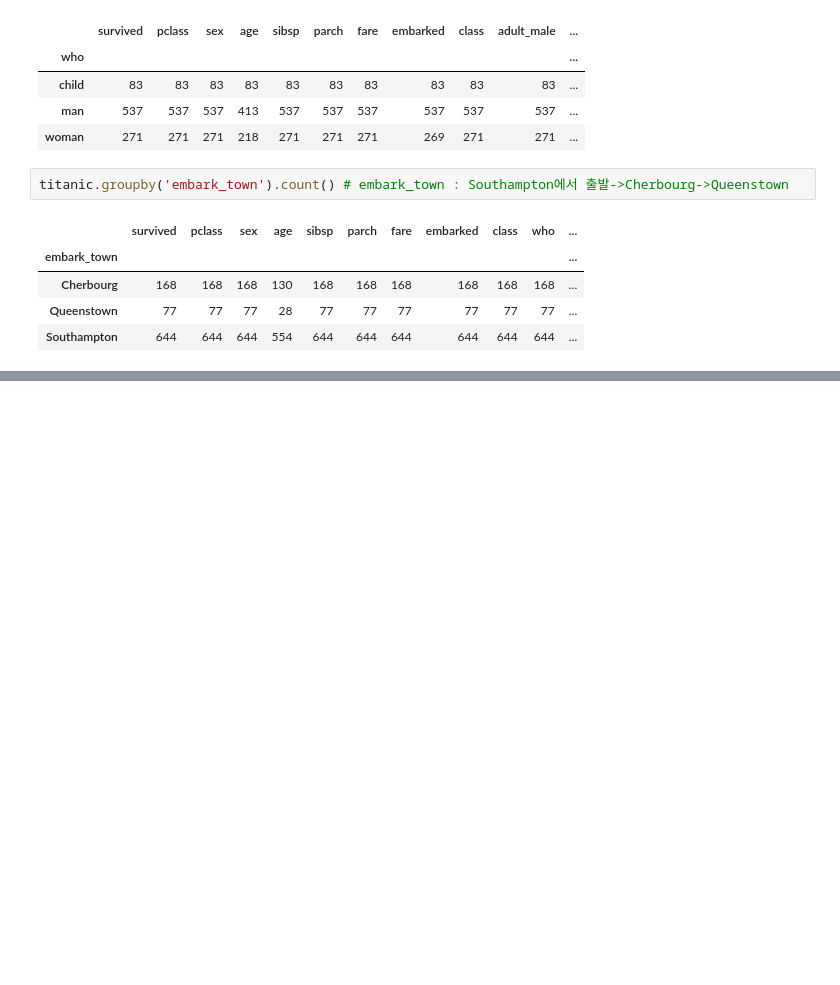
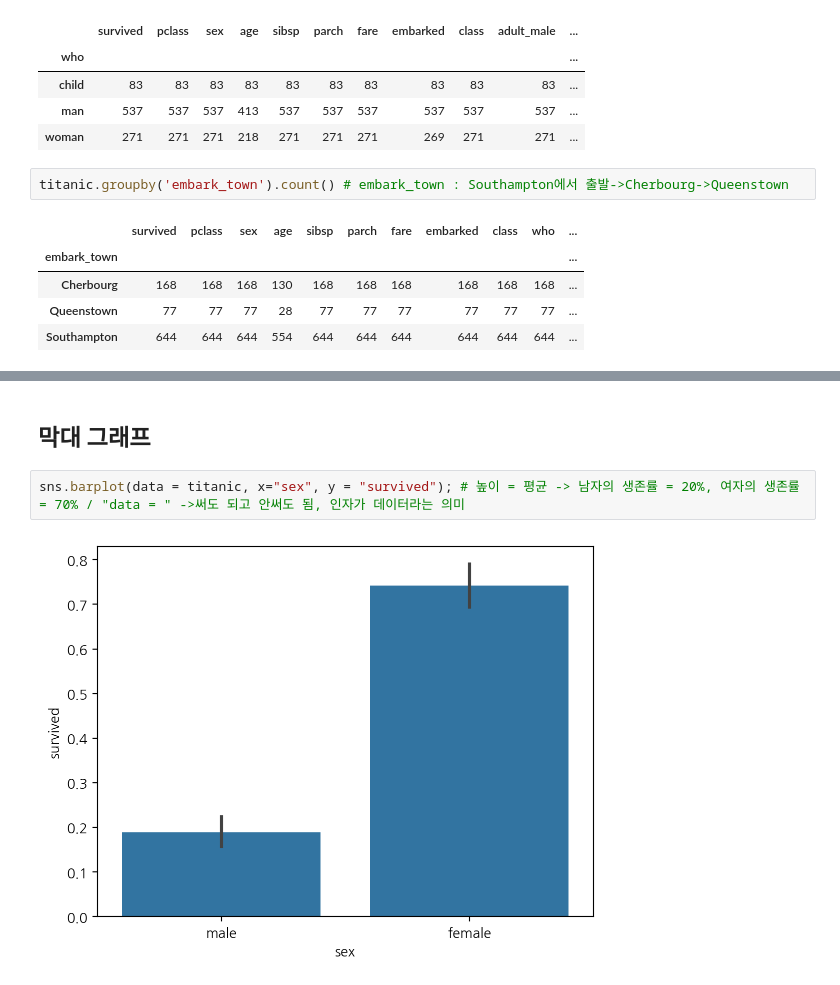
Before and after one commit to kingy0ujin/2024-1-my-BDA, a Jupyter notebook: inclass/02w_0319_tue_dataframe_basic.ipynb, the cells around one changed output, grey strips where cells are left out. Drawn from its saved outputs; the diff is of its cells as text; blank space fills up the shorter version.

```diff
--- a/inclass/02w_0319_tue_dataframe_basic.ipynb
+++ b/inclass/02w_0319_tue_dataframe_basic.ipynb
@@ -273,0 +290,6 @@ titanic.groupby('embark_town').count() # embark_town : Southampton에서 출발-
+# %% [markdown]
+## 막대 그래프
+# %%
+sns.barplot(data = titanic, x="sex", y = "survived"); # 높이 = 평균 -> 남자의 생존률 = 20%, 여자의 생존률 = 70% / "data = " ->써도 되고 안써도 됨, 인자가 데이터라는 의미
+# %% [output]
+[figure, added]
```
Also changed, not shown: parts of 57 cells of this notebook.
